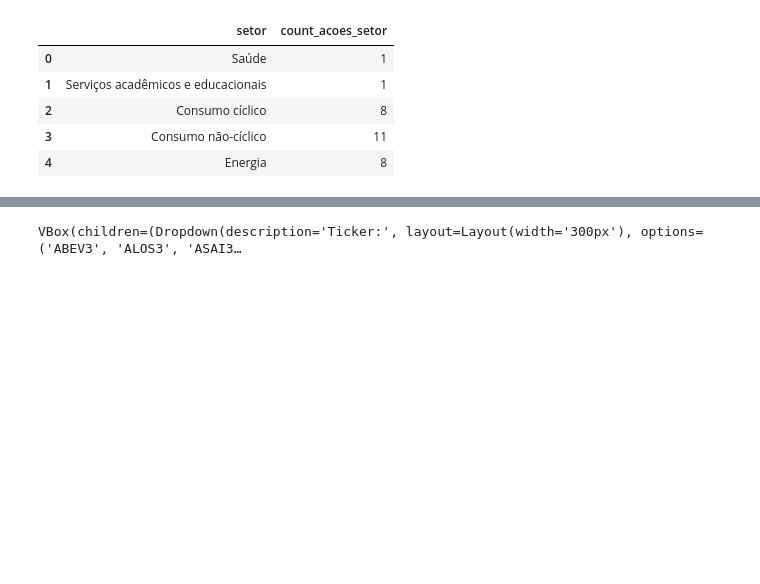
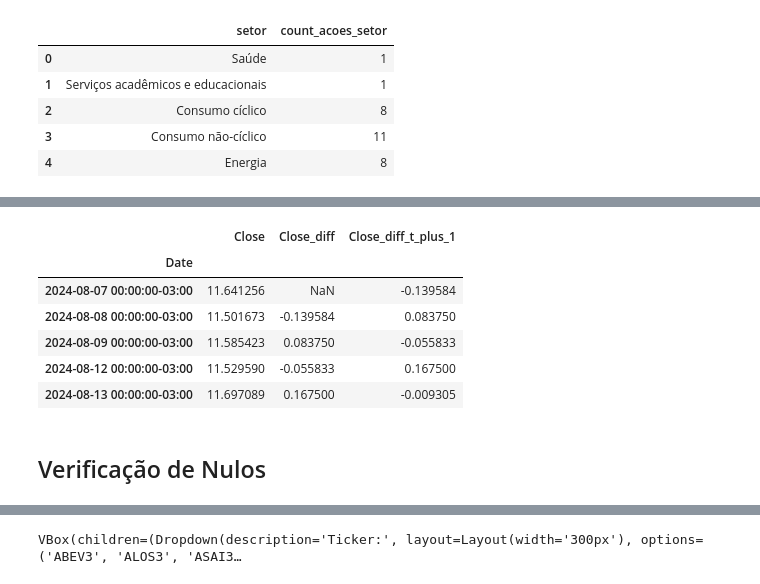
Before and after one commit to ederray/etl-aws, a Jupyter notebook: notebooks/eda.ipynb, the cells around one changed output, grey strips where cells are left out. Cells and saved outputs as stored; diff of their text form; code cells hidden in the pictures; blank space fills up the shorter version.

```diff
--- a/notebooks/eda.ipynb
+++ b/notebooks/eda.ipynb
@@ -347,3 +306,20 @@ tbl_cotacao_ibovespa['retorno_diff_lag1_volume'] = tbl_cotacao_ibovespa.groupby(
 
 # 4. Remova as colunas intermediárias e os NaNs
 tbl_cotacao_ibovespa = tbl_cotacao_ibovespa.drop(columns=['retorno_diario_volume', 'retorno_diff_volume'])
+# %%
+# transformação do target para previsao
+
+tbl_cotacao_ibovespa['Close_diff_t_plus_1'] = tbl_cotacao_ibovespa['Close_diff'].shift(-1)
+# %%
+# visualização do deslocamento do target para previsão
+tbl_cotacao_ibovespa[['Close','Close_diff','Close_diff_t_plus_1']].head()
+# %% [output]
+|  | Close | Close_diff | Close_diff_t_plus_1 |
+| Date |  |  |  |
+| 2024-08-07 00:00:00-03:00 | 11.641256 | NaN | -0.139584 |
+| 2024-08-08 00:00:00-03:00 | 11.501673 | -0.139584 | 0.083750 |
+| 2024-08-09 00:00:00-03:00 | 11.585423 | 0.083750 | -0.055833 |
+| 2024-08-12 00:00:00-03:00 | 11.529590 | -0.055833 | 0.167500 |
+| 2024-08-13 00:00:00-03:00 | 11.697089 | 0.167500 | -0.009305 |
+# %% [markdown]
+## Verificação de Nulos
```
Also changed, not shown: parts of 33 cells of this notebook, 6 other files.
